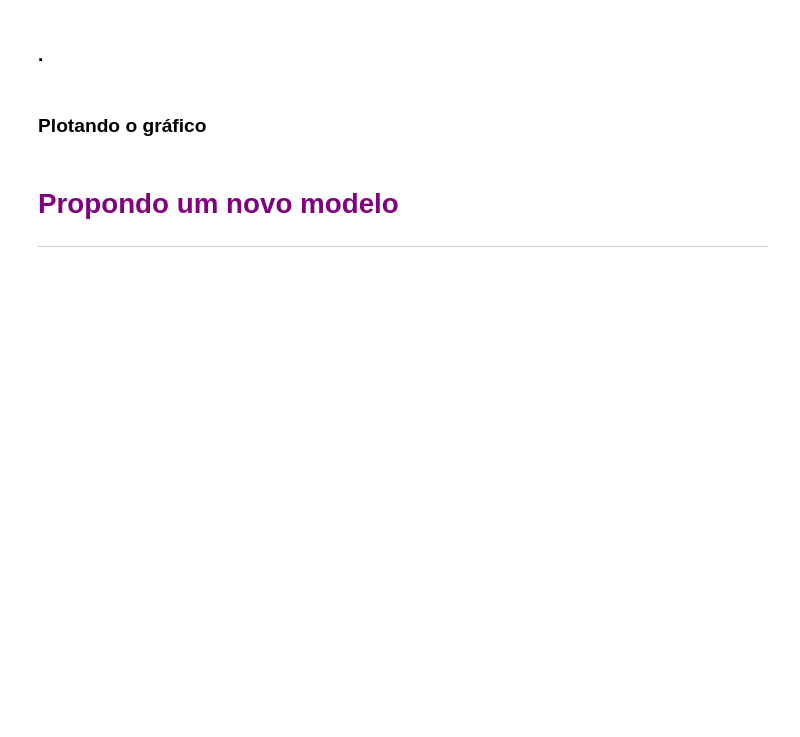
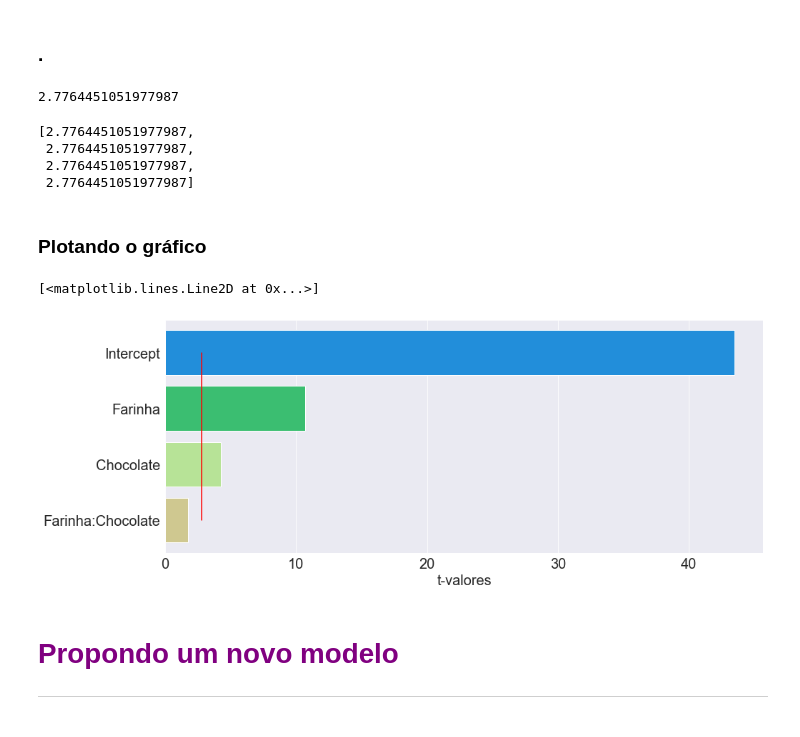
Before and after one commit to Gleis0nLemos/Analise_de_Experimentos, a Jupyter notebook: Planejamento_de_experimentos.ipynb, the cells around one changed output. Cells and saved outputs as stored; diff of their text form; code cells hidden in the pictures; blank space fills up the shorter version.

```diff
--- a/Planejamento_de_experimentos.ipynb
+++ b/Planejamento_de_experimentos.ipynb
@@ -288,3 +341,5 @@ Notes:
 
 <hr>
 <p style='margin: 150px 150px;'>
+# %%
+t_values = modelo_ajustado.tvalues
@@ -290,0 +354,2 @@ Notes:
+# %%
+nome = t_values.index.tolist()
@@ -293,7 +364,35 @@ Notes:
 # %% [markdown]
 ### .
+# %%
+distribuicao  = stats.t(df = 4)
+# %%
+distribuicao.ppf(q = 1 - 0.025)
+# %% [output]
+2.7764451051977987
+# %%
+limite = [distribuicao.ppf(q = 1 -0.025  )]*len(nome)
+# %%
+limite
+# %% [output]
+[2.7764451051977987,
+ 2.7764451051977987,
+ 2.7764451051977987,
+ 2.7764451051977987]
 # %% [markdown]
 ### Plotando o gráfico
+# %%
+pareto = sns.barplot(x = t_values, y = nome)
+
+pareto.figure.set_size_inches(15,6)
+
+pareto.tick_params(labelsize = 20)
+
+pareto.set_xlabel('t-valores', fontsize = 20)
+
+pareto.plot(limite, nome, 'r')
+# %% [output]
+[<matplotlib.lines.Line2D at 0x...>]
+[figure, added]
 # %% [markdown]
 # <font color = 'purple'> Propondo um novo modelo   </font>
 
```
Also changed, not shown: parts of 12 cells of this notebook, 1 other file.
